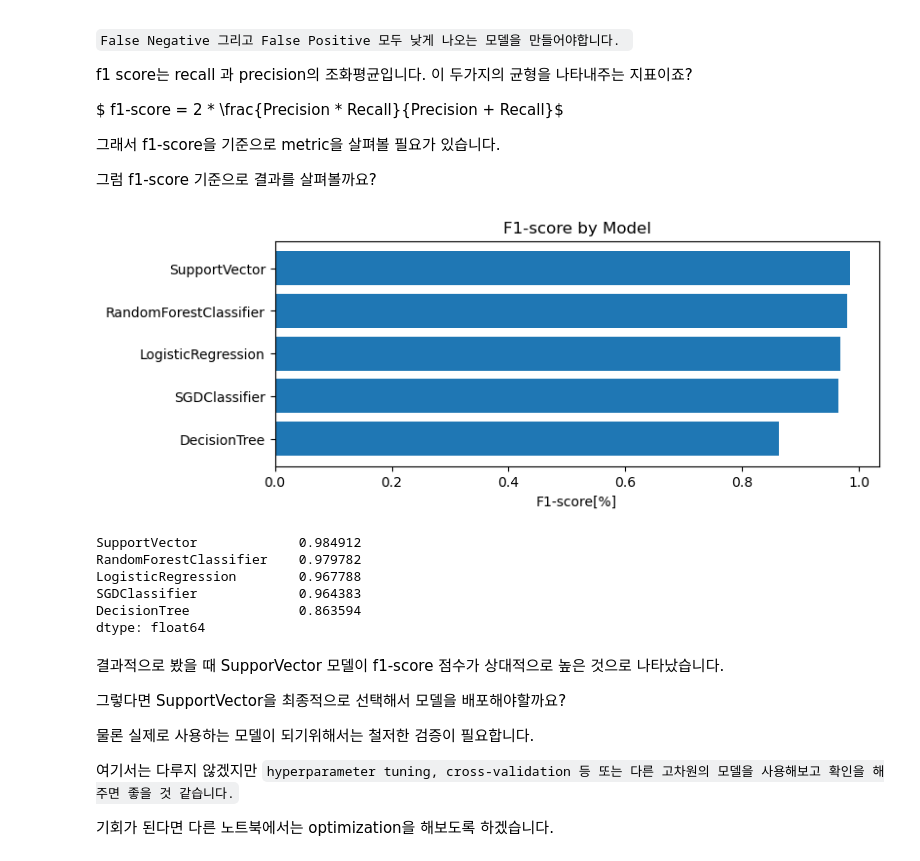
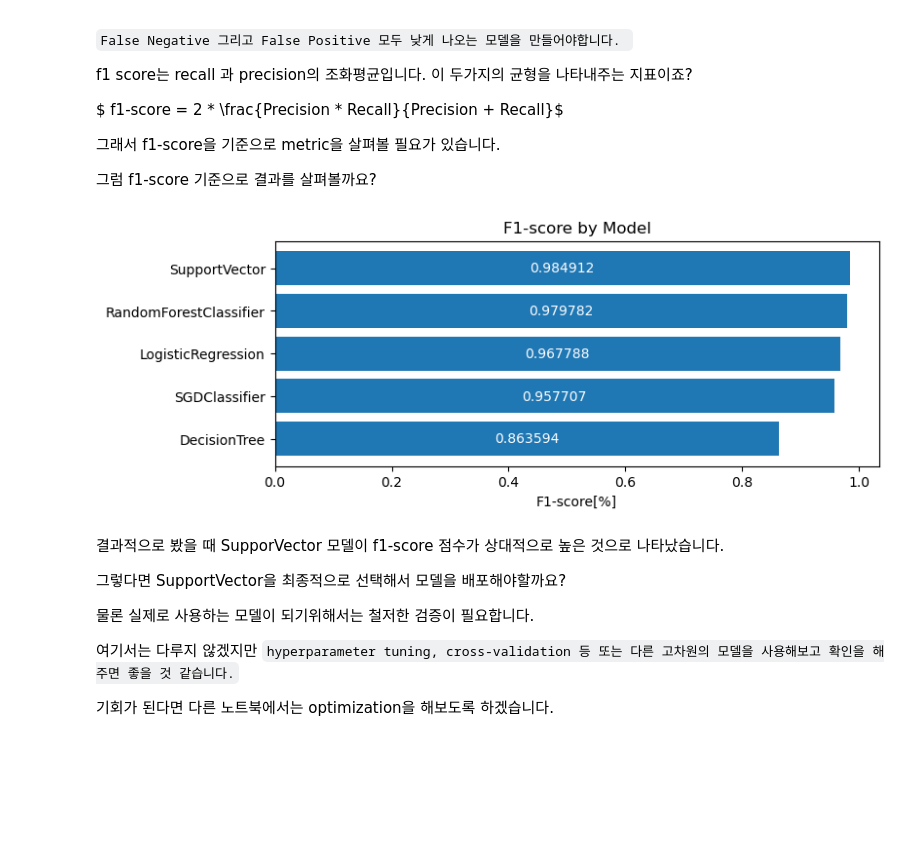
Before and after one commit to seuyon0101/aiffel, a Jupyter notebook: [E-01]classification.ipynb, the cells around one changed output. Drawn from its saved outputs; the diff is of its cells as text; code cells hidden in the pictures; blank space fills up the shorter version.

```diff
--- a/[E-01]classification.ipynb
+++ b/[E-01]classification.ipynb
@@ -320,9 +321,9 @@ accuracy = {}
 for k,v in models.items() :
     v['model'].fit(X_train, y_train)
     p = v['model'].predict(X_test)
-    v['acc'] = accuracy_score(p,y_test)
-    v['conf'] = confusion_matrix(p, y_test)
-    v['f1'] = f1_score(p, y_test, average = None)
+    v['acc'] = accuracy_score(y_test,p)
+    v['conf'] = confusion_matrix(y_test, p)
+    v['f1'] = f1_score(y_test,p, average = None)
     print('Model : {}; Accuracy score : {}'.format(k,v['acc']))
 # %% [output]
 Model : DecisionTree; Accuracy score : 0.8629629629629629
@@ -335,4 +334,5 @@ model_list = list(models.keys())
 # %%
+model_list = [k for k in models.keys()]
 fig = plt.figure(figsize = (12,8))
 for i, model in enumerate(model_list) :
     ax = fig.add_subplot(2,3,i+1)
@@ -392,21 +384,14 @@ for k,v in models.items():
 f1_mean = f1.mean(axis=1).sort_values()
 # %%
 fig = plt.figure(figsize =(8,3))
+ax = fig.add_subplot(1,1,1)
 plt.barh(f1_mean.index, width =f1_mean)
+ax.bar_label(ax.containers[0], label_type = 'center', color= 'white')
 plt.title('F1-score by Model')
 plt.xlabel('F1-score[%]')
 plt.show()
 # %% [output]
-[figure, old version]
+[figure, new version]
-# %%
-f1.mean(axis=1).sort_values(ascending=False)
-# %% [output]
-SupportVector             0.984912
-RandomForestClassifier    0.979782
-LogisticRegression        0.967788
-SGDClassifier             0.964383
-DecisionTree              0.863594
-dtype: float64
 # %% [markdown]
 결과적으로 봤을 때 SupporVector 모델이 f1-score 점수가 상대적으로 높은 것으로 나타났습니다.
 
```
Also changed, not shown: parts of 72 cells of this notebook.
